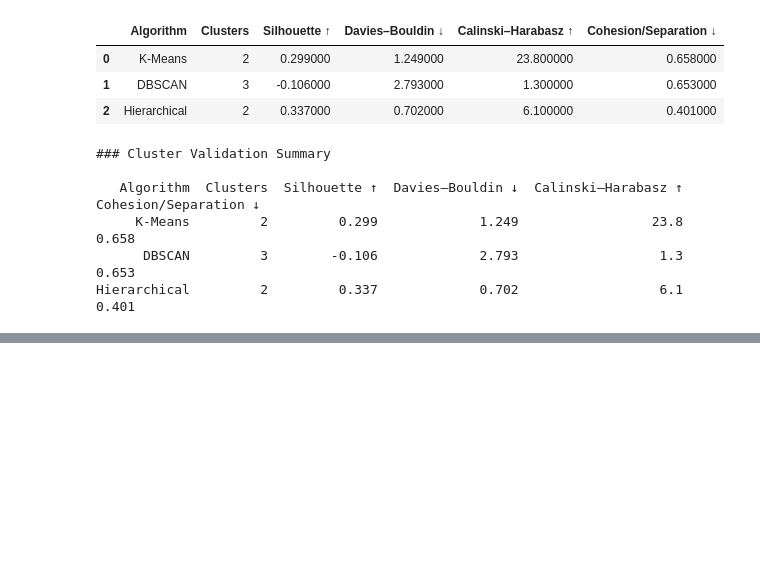
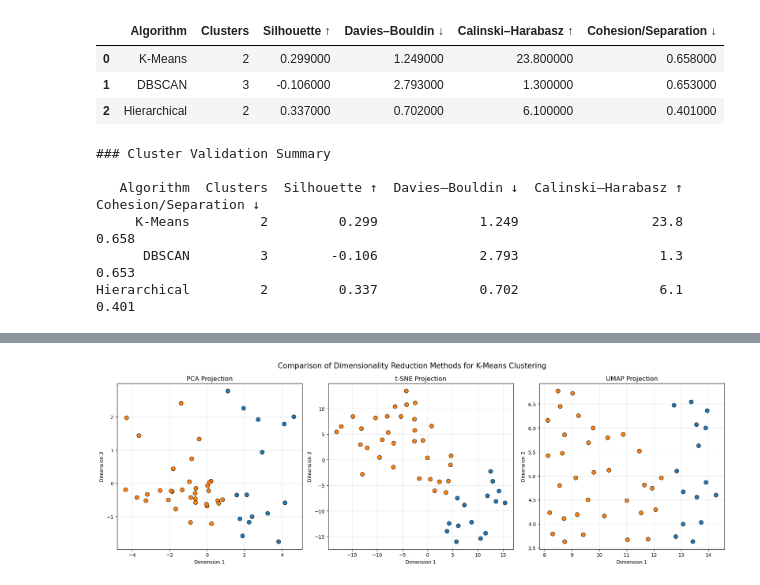
Before and after one commit to FedorSulaev/global-energy-systems-clustering, a Jupyter notebook: notebooks/energy_systems_clustering.ipynb, the cells around one changed output, grey strips where cells are left out. Saved outputs shown, nothing was run; the diff lists cells and outputs as text; code cells hidden in the pictures; blank space fills up the shorter version.

```diff
--- a/notebooks/energy_systems_clustering.ipynb
+++ b/notebooks/energy_systems_clustering.ipynb
@@ -2302,0 +2395,18 @@ Both K-Means (0.658) and DBSCAN (0.653) showed higher intra-cluster dispersion.
+# %%
+fig, axes = plt.subplots(1, 3, figsize=(18,6))
+titles = ["PCA Projection", "t-SNE Projection", "UMAP Projection"]
+datasets = [X_pca, X_tsne, X_umap]
+
+for ax, data, title in zip(axes, datasets, titles):
+    sns.scatterplot(x=data[:,0], y=data[:,1], hue=cluster_labels,
+                    palette=palette, s=70, edgecolor='k', ax=ax, legend=False)
+    ax.set_title(title, fontsize=13)
+    ax.grid(alpha=0.3)
+    ax.set_xlabel("Dimension 1")
+    ax.set_ylabel("Dimension 2")
+
+fig.suptitle("Comparison of Dimensionality Reduction Methods for K-Means Clustering", fontsize=15)
+plt.tight_layout()
+plt.show()
+# %% [output]
+[figure, added]
```
Also changed, not shown: parts of 3 cells of this notebook.
